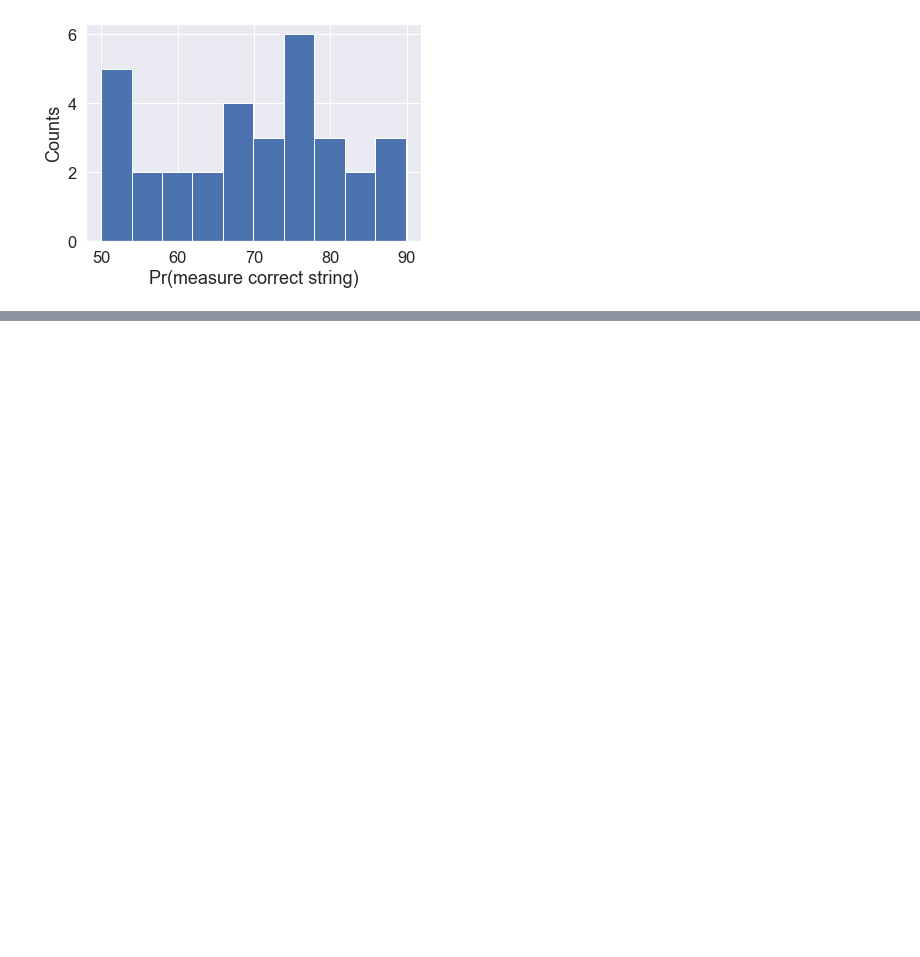
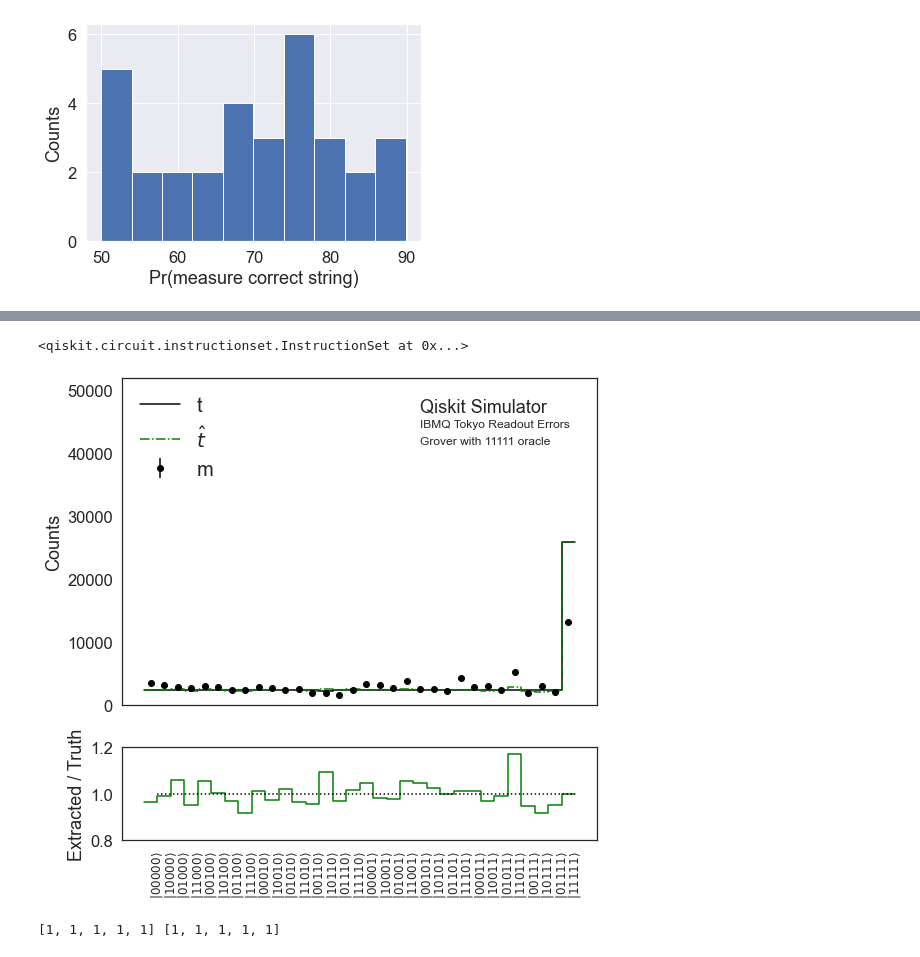
Before and after one commit to LBNL-HEP-QIS/ReadoutRebalancing, a Jupyter notebook: TestRebalancing.ipynb, the cells around one changed output, grey strips where cells are left out. Saved outputs shown, nothing was run; the diff lists cells and outputs as text; code cells hidden in the pictures; blank space fills up the shorter version.

```diff
--- a/TestRebalancing.ipynb
+++ b/TestRebalancing.ipynb
@@ -1063,0 +718,25 @@ plot_histogram(counts)
+# %%
+grover_nominal = Grover.construct_circuit(G, measurement = False)
+cr = ClassicalRegister(5)
+grover_nominal.add_register(cr)
+grover_nominal.append(measure2_r, [0,1,2,3,4],[0,1,2,3,4])
+# %% [output]
+<qiskit.circuit.instructionset.InstructionSet at 0x...>
+# %%
+#Now, for the actual measurement
+
+counts_true = execute(grover_nominal, simulator_r, shots=n).result().get_counts()
+counts_test = execute(grover_nominal, simulator_r, shots=n, noise_model=noise_model_r).result().get_counts()
+
+#Making the truth_test_r and measured_test_r here.
+truth_test_r = np.zeros(2**nqubits_r)
+measured_test_r = np.zeros(2**nqubits_r)
+
+for i in range(2**nqubits_r):
+    binnumber_initial = mybin(i,nqubits_r,0)
+    truth_test_r[i] = 0
+    measured_test_r[i] = 0
+    if (binnumber_initial in counts_true):
+        truth_test_r[i]+=counts_true[binnumber_initial]
+    if (binnumber_initial in counts_test):
+        measured_test_r[i]+=counts_test[binnumber_initial]
@@ -1063,0 +746,54 @@ plot_histogram(counts)
+# %%
+def myre(x):
+    return np.concatenate([[x[0]],x])
+
+bincenters_r = np.array(xvals)+0.5
+sns.set_style("white")
+f = plt.figure(figsize=(8.5, 8.5))
+gs = GridSpec(2, 1, width_ratios=[1], height_ratios=[3.5, 1])
+ax1 = plt.subplot(gs[0])
+ax1.set_xticklabels( () )
+
+mybincenters = np.linspace(-0.5,31.5,33)
+plt.step(mybincenters,myre(truth_test_r),color='black',label=r"t")
+plt.errorbar(0.5*(mybincenters[1:]+mybincenters[:-1]),measured_test_r,yerr=np.sqrt(measured_test_r),label='m',marker='o',linestyle='none',color='black')
+plt.step(mybincenters,myre(unfolded_IBU_r),color='green',linestyle='-.',label=r"$\hat{t}$")
+
+_=plt.xticks(xvals,xlabs0,rotation='vertical',fontsize=10)
+plt.ylabel('Counts')
+plt.ylim([0,2.*max(truth_test_r)])
+plt.legend(loc='upper left',fontsize=20,frameon=False)
+_=plt.text(20., max(truth_test_r)*1.8, "Qiskit Simulator", fontsize=18)
+_=plt.text(20., max(truth_test_r)*1.7, "IBMQ Tokyo Readout Errors", fontsize=12)
+_=plt.text(20., max(truth_test_r)*1.6, "Grover with 11111 oracle", fontsize=12)
+
+ax2 = plt.subplot(gs[1])
+ratio_ignis2_r = np.zeros(2**nqubits_r)
+ratio_ignis_r = np.zeros(2**nqubits_r)
+ratio_measured_r = np.zeros(2**nqubits_r)
+ratio_unfold_r = np.zeros(2**nqubits_r)
+for i in range(len(ratio_unfold_r)):
+    ratio_unfold_r[i]=1.
+    if (truth_test_r[i] > 0):
+        ratio_unfold_r[i] = unfolded_IBU_r[i]/truth_test_r[i]
+        pass
+    if (ratio_measured_r[i] > 0):
+        ratio_measured_r[i] = measured_test_r[i]/truth_test_r[i]
+    pass
+
+plt.ylim([0.8,1.2])
+plt.step(mybincenters,myre(ratio_unfold_r),color='green')
+#plt.step(mybincenters,myre(ratio_measured_r),color='black')
+plt.ylabel('Extracted / Truth')
+xx2 = [1.,1.]
+plt.plot([xvals[0],xvals[len(xvals)-1]],xx2,color='black',linestyle=':')
+_=plt.xticks(xvals,xlabs,rotation='vertical',fontsize=12)
+plt.savefig("GroverState.pdf",bbox_inches='tight')
+# %% [output]
+[figure, added]
+# %%
+Grover_modified1,swapmap1 = rebalance_method1(grover_nominal,unfolded_IBU_r,5)
+Grover_modified2,swapmap2 = rebalance_method2(grover_nominal,unfolded_IBU_r,5)
+print(swapmap1,swapmap2)
+# %% [output]
+[1, 1, 1, 1, 1] [1, 1, 1, 1, 1]
```
Also changed, not shown: parts of 78 cells of this notebook, 23 other files.
